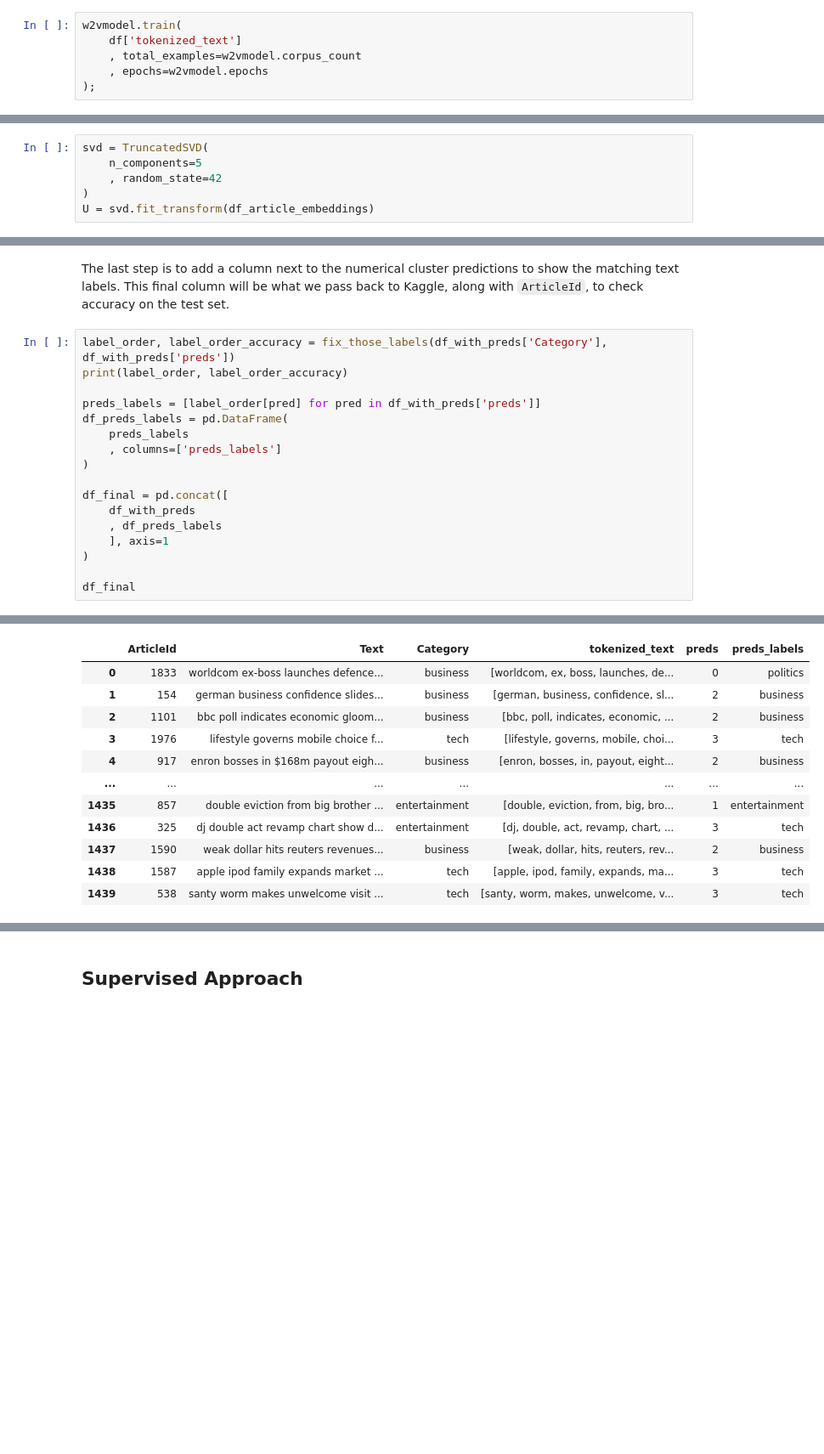
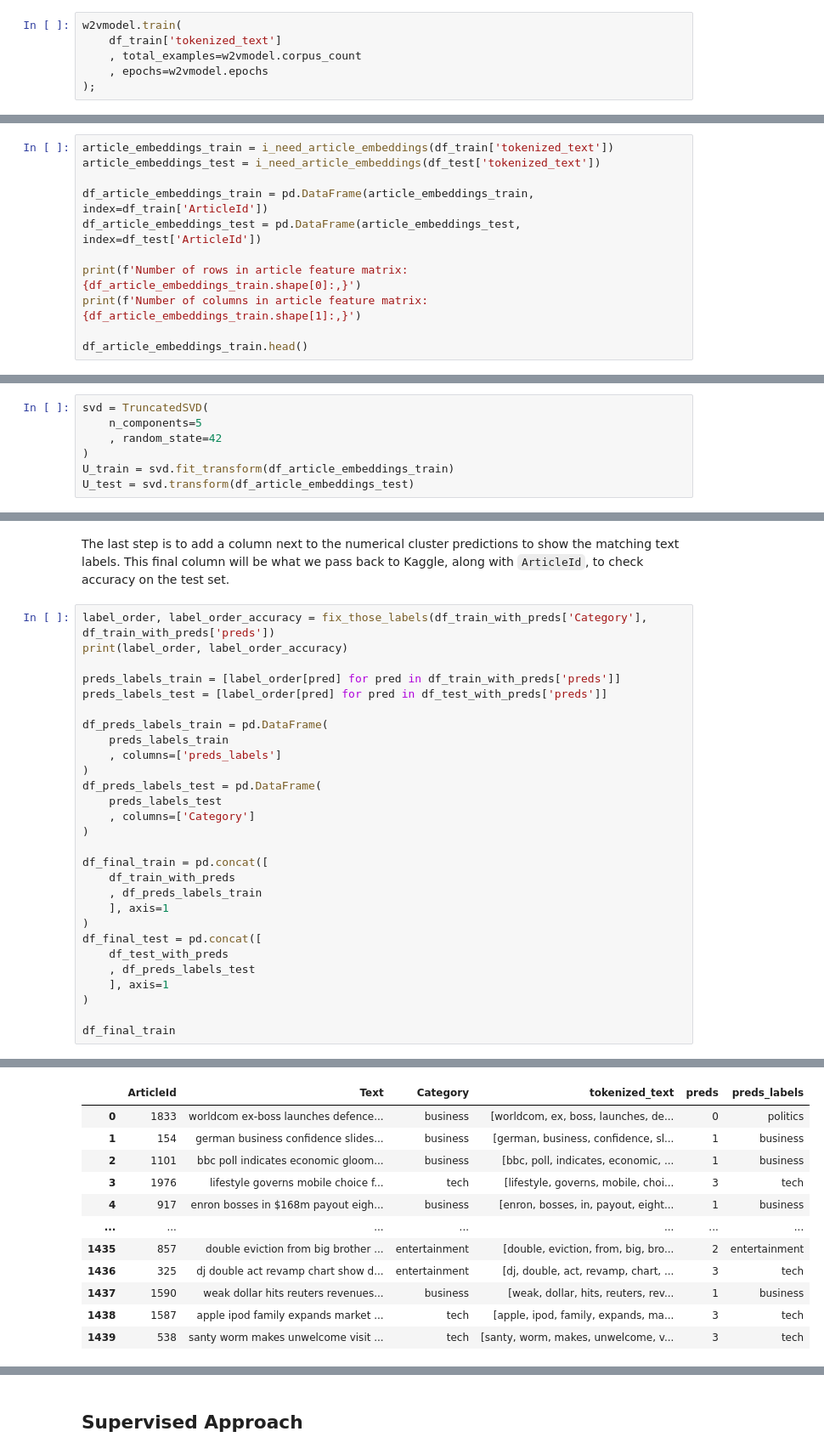
Before and after one commit to jhleakakos/msds-bbc-news-classification, a Jupyter notebook: classify_me_bbc.ipynb, the cells around one changed output, grey strips where cells are left out. Shown at 85% size. Drawn from its saved outputs; the diff is of its cells as text; blank space fills up the shorter version.

```diff
--- a/classify_me_bbc.ipynb
+++ b/classify_me_bbc.ipynb
@@ -281,6 +302,6 @@ The Word2Vec model has 1,440 articles
 # %%
 w2vmodel.train(
-    df['tokenized_text']
+    df_train['tokenized_text']
     , total_examples=w2vmodel.corpus_count
     , epochs=w2vmodel.epochs
 );
@@ -341,0 +363,11 @@ Number of columns in article feature matrix: 100
+# %%
+article_embeddings_train = i_need_article_embeddings(df_train['tokenized_text'])
+article_embeddings_test = i_need_article_embeddings(df_test['tokenized_text'])
+
+df_article_embeddings_train = pd.DataFrame(article_embeddings_train, index=df_train['ArticleId'])
+df_article_embeddings_test = pd.DataFrame(article_embeddings_test, index=df_test['ArticleId'])
+
+print(f'Number of rows in article feature matrix: {df_article_embeddings_train.shape[0]:,}')
+print(f'Number of columns in article feature matrix: {df_article_embeddings_train.shape[1]:,}')
+
+df_article_embeddings_train.head()
@@ -373,7 +418,8 @@ svd = TruncatedSVD(
     n_components=5
     , random_state=42
 )
-U = svd.fit_transform(df_article_embeddings)
+U_train = svd.fit_transform(df_article_embeddings_train)
+U_test = svd.transform(df_article_embeddings_test)
 # %% [markdown]
 As mentioned above, the number five here feels arbitrary since the k-means model is doing the actual clustering. SVD is reducing down the feature space. One approach to test out is adjusting the number of SVD output components since technically it does not need to equal the number of labels.
 # %%
@@ -446,20 +507,31 @@ def fix_those_labels(y_true, y_pred):
 # %% [markdown]
 The last step is to add a column next to the numerical cluster predictions to show the matching text labels. This final column will be what we pass back to Kaggle, along with `ArticleId`, to check accuracy on the test set.
 # %%
-label_order, label_order_accuracy = fix_those_labels(df_with_preds['Category'], df_with_preds['preds'])
+label_order, label_order_accuracy = fix_those_labels(df_train_with_preds['Category'], df_train_with_preds['preds'])
 print(label_order, label_order_accuracy)
 
-preds_labels = [label_order[pred] for pred in df_with_preds['preds']]
-df_preds_labels = pd.DataFrame(
-    preds_labels
+preds_labels_train = [label_order[pred] for pred in df_train_with_preds['preds']]
+preds_labels_test = [label_order[pred] for pred in df_test_with_preds['preds']]
+
+df_preds_labels_train = pd.DataFrame(
+    preds_labels_train
     , columns=['preds_labels']
 )
+df_preds_labels_test = pd.DataFrame(
+    preds_labels_test
+    , columns=['Category']
+)
 
-df_final = pd.concat([
-    df_with_preds
-    , df_preds_labels
+df_final_train = pd.concat([
+    df_train_with_preds
+    , df_preds_labels_train
+    ], axis=1
+)
+df_final_test = pd.concat([
+    df_test_with_preds
+    , df_preds_labels_test
     ], axis=1
 )
 
-df_final
+df_final_train
 # %% [output]
@@ -467,13 +539,13 @@ df_final
 |  | ArticleId | Text | Category | tokenized_text | preds | preds_labels |
 | 0 | 1833 | worldcom ex-boss launches defence... | business | [worldcom, ex, boss, launches, de... | 0 | politics |
-| 1 | 154 | german business confidence slides... | business | [german, business, confidence, sl... | 2 | business |
-| 2 | 1101 | bbc poll indicates economic gloom... | business | [bbc, poll, indicates, economic, ... | 2 | business |
+| 1 | 154 | german business confidence slides... | business | [german, business, confidence, sl... | 1 | business |
+| 2 | 1101 | bbc poll indicates economic gloom... | business | [bbc, poll, indicates, economic, ... | 1 | business |
 | 3 | 1976 | lifestyle governs mobile choice f... | tech | [lifestyle, governs, mobile, choi... | 3 | tech |
-| 4 | 917 | enron bosses in $168m payout eigh... | business | [enron, bosses, in, payout, eight... | 2 | business |
+| 4 | 917 | enron bosses in $168m payout eigh... | business | [enron, bosses, in, payout, eight... | 1 | business |
 | ... | ... | ... | ... | ... | ... | ... |
-| 1435 | 857 | double eviction from big brother ... | entertainment | [double, eviction, from, big, bro... | 1 | entertainment |
+| 1435 | 857 | double eviction from big brother ... | entertainment | [double, eviction, from, big, bro... | 2 | entertainment |
 | 1436 | 325 | dj double act revamp chart show d... | entertainment | [dj, double, act, revamp, chart, ... | 3 | tech |
-| 1437 | 1590 | weak dollar hits reuters revenues... | business | [weak, dollar, hits, reuters, rev... | 2 | business |
+| 1437 | 1590 | weak dollar hits reuters revenues... | business | [weak, dollar, hits, reuters, rev... | 1 | business |
 | 1438 | 1587 | apple ipod family expands market ... | tech | [apple, ipod, family, expands, ma... | 3 | tech |
 | 1439 | 538 | santy worm makes unwelcome visit ... | tech | [santy, worm, makes, unwelcome, v... | 3 | tech |
 1440 rows × 6 columns
```
Also changed, not shown: parts of 32 cells of this notebook.
